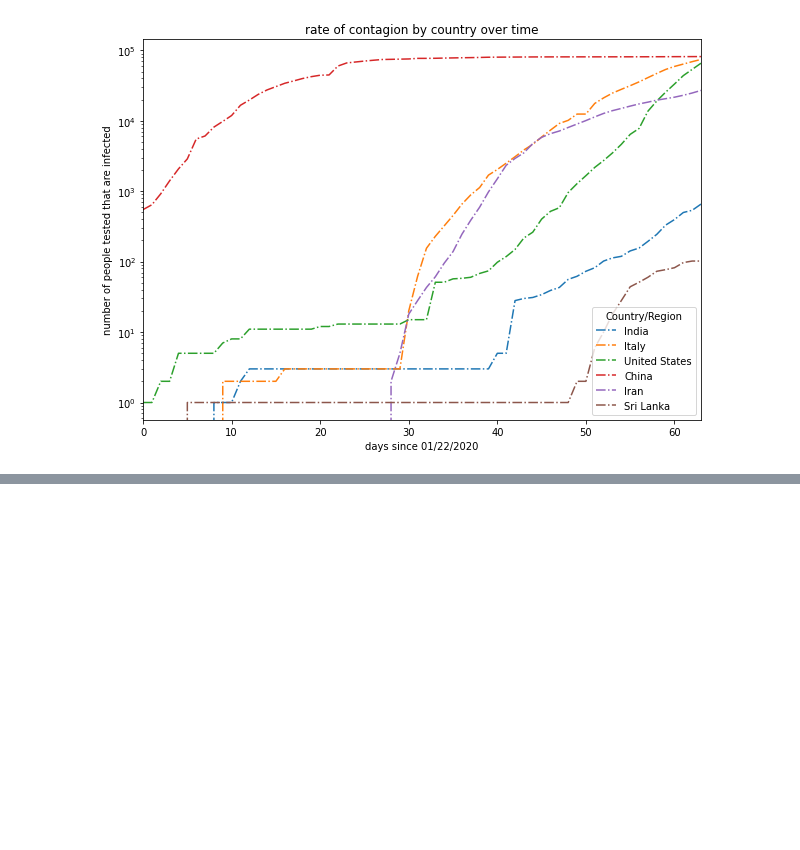
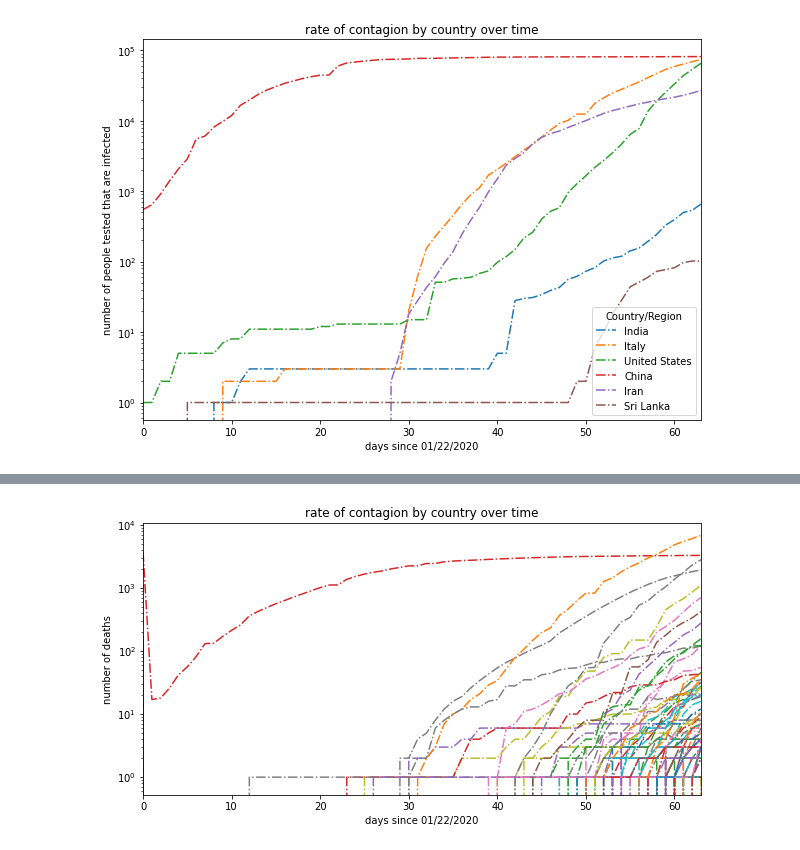
Before and after one commit to ahmadryan/covid19, a Jupyter notebook: coronavirus_quick_model2.ipynb, the cells around one changed output, grey strips where cells are left out. Saved outputs shown, nothing was run; the diff lists cells and outputs as text; code cells hidden in the pictures; blank space fills up the shorter version.

```diff
--- a/coronavirus_quick_model2.ipynb
+++ b/coronavirus_quick_model2.ipynb
@@ -328,0 +368,21 @@ ax.legend(loc=2, fontsize=14);
+# %%
+# the rate of contagion by country over time
+def getcountry (df, country):
+  return df[df["Country/Region"] == country].set_index("Country/Region")[
+                  df.columns[3:N+3]].T.reset_index()
+
+fig, ax = pl.subplots(1, 1, figsize=(10,5))
+for country in deaths["Country/Region"].values:
+
+  tmp = getcountry(deaths, country)#.set_index("Country/Region")
+  tmp.plot(style="-.",
+           ax=ax, label=None,
+           legend=False,
+           #label=country,
+           figsize=(10,5))
+pl.yscale("log")
+pl.ylabel("number of deaths")
+pl.xlabel("days since 01/22/2020")
+pl.title("rate of contagion by country over time");
+# %% [output]
+[figure, added]
```
Also changed, not shown: parts of 4 cells of this notebook.
